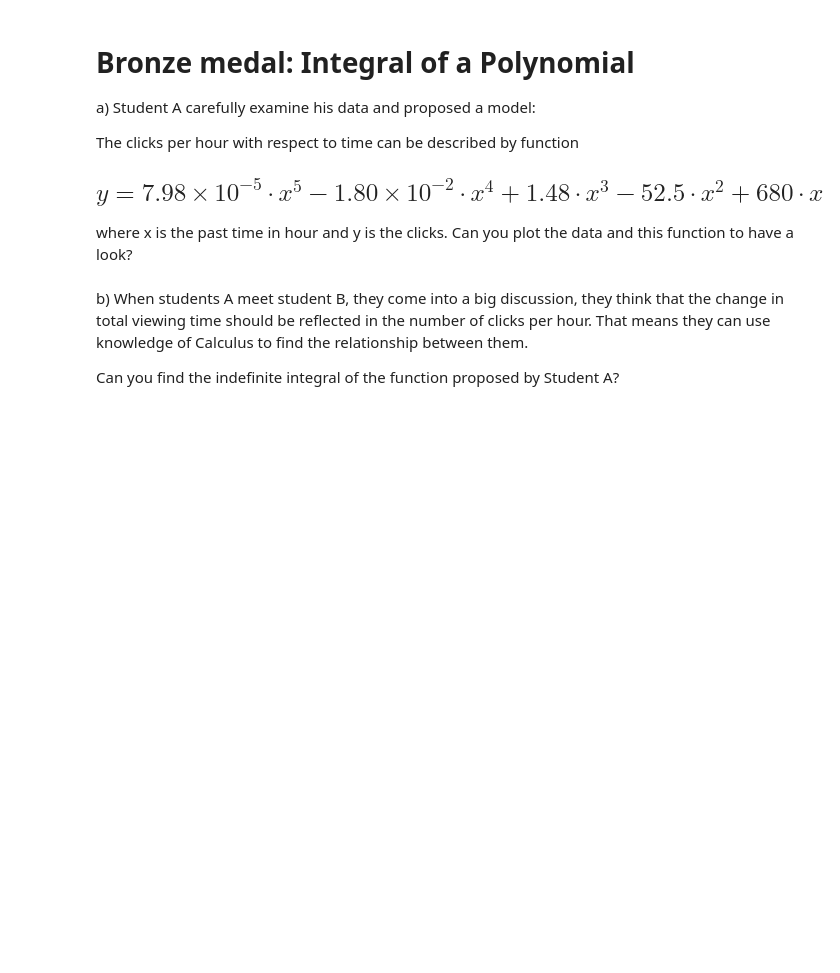
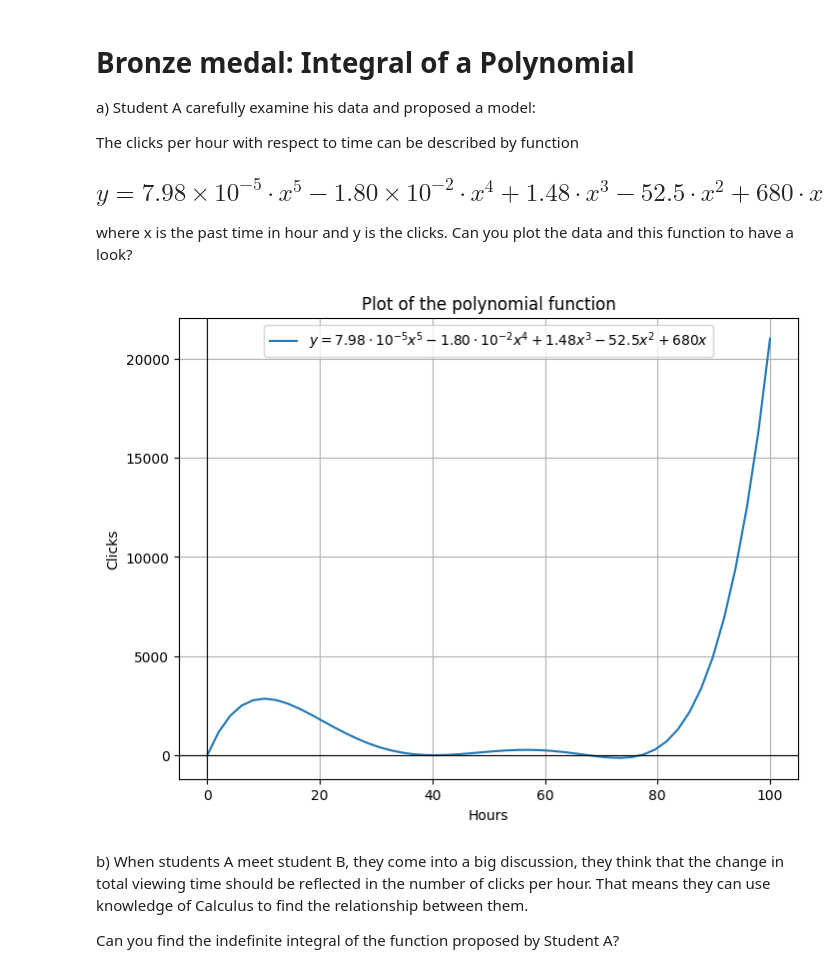
Before and after one commit to 12417100830158/computational-thinking-week-individual-15388913, a Jupyter notebook: challenge_calculus/Review_Calculus.ipynb, the cells around one changed output. Cells and saved outputs as stored; diff of their text form; code cells hidden in the pictures; blank space fills up the shorter version.

```diff
--- a/challenge_calculus/Review_Calculus.ipynb
+++ b/challenge_calculus/Review_Calculus.ipynb
@@ -72,6 +72,26 @@ The clicks per hour with respect to time can be described by function
 ## $y=7.98 \times 10^{-5} \cdot x^5 - 1.80 \times 10^{-2} \cdot x^4 + 1.48 \cdot x^3 - 52.5 \cdot x^2 + 680 \cdot x$
 
 where x is the past time in hour and y is the clicks. Can you plot the data and this function to have a look?
+# %%
+import numpy as np
+import matplotlib.pyplot as plt
+
+
+x = np.linspace(0, 100)
+y = 7.98e-5 * x**5 - 1.80e-2 * x**4 + 1.48 * x**3 - 52.5 * x**2 + 680 * x
+
+plt.figure(figsize=(8,6))
+plt.plot(x, y, label=r"$y=7.98\cdot10^{-5}x^5 - 1.80\cdot10^{-2}x^4 + 1.48x^3 - 52.5x^2 + 680x$")
+plt.axhline(0, color='black', linewidth=0.8)  # x-axis
+plt.axvline(0, color='black', linewidth=0.8)  # y-axis
+plt.xlabel("Hours")
+plt.ylabel("Clicks")
+plt.title("Plot of the polynomial function")
+plt.legend()
+plt.grid(True)
+plt.show()
+# %% [output]
+[figure, added]
 # %% [markdown]
 b) When students A meet student B, they come into a big discussion, they think that the change in total viewing time should be reflected in the number of clicks per hour. That means they can use knowledge of Calculus to find the relationship between them.
 
```
Also changed, not shown: parts of 2 cells of this notebook.
